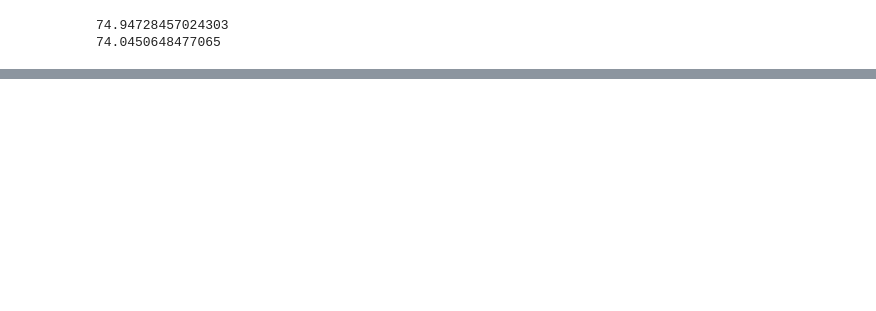
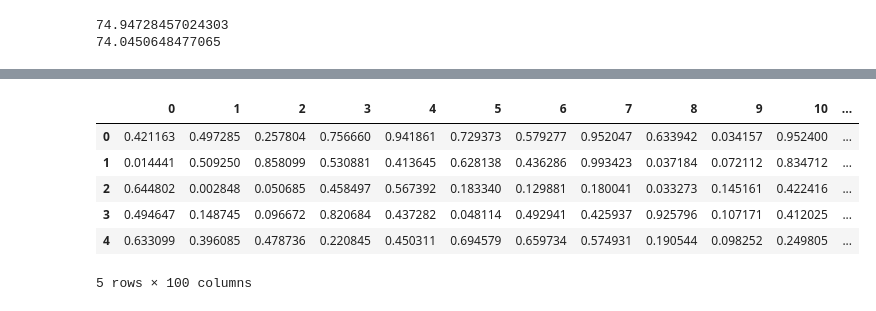
Before and after one commit to irinavalenzuela/Applied-Data-Science-Python, a Jupyter notebook: Week4_Data_manipulation.ipynb, the cells around one changed output, grey strips where cells are left out. Drawn from its saved outputs; the diff is of its cells as text; code cells hidden in the pictures; blank space fills up the shorter version.

```diff
--- a/Week4_Data_manipulation.ipynb
+++ b/Week4_Data_manipulation.ipynb
@@ -162,5 +187,16 @@ print(late_finishers['assignment1_grade'].mean())
 # %%
 # Ok, let's create a second dataframe
+
+df2=pd.DataFrame([np.random.random(100) for x in range(100)])
+df2.head()
+# %% [output]
+|  | 0 | 1 | 2 | 3 | 4 | 5 | 6 | 7 | 8 | 9 | 10 | ... |
+| 0 | 0.421163 | 0.497285 | 0.257804 | 0.756660 | 0.941861 | 0.729373 | 0.579277 | 0.952047 | 0.633942 | 0.034157 | 0.952400 | ... |
+| 1 | 0.014441 | 0.509250 | 0.858099 | 0.530881 | 0.413645 | 0.628138 | 0.436286 | 0.993423 | 0.037184 | 0.072112 | 0.834712 | ... |
+| 2 | 0.644802 | 0.002848 | 0.050685 | 0.458497 | 0.567392 | 0.183340 | 0.129881 | 0.180041 | 0.033273 | 0.145161 | 0.422416 | ... |
+| 3 | 0.494647 | 0.148745 | 0.096672 | 0.820684 | 0.437282 | 0.048114 | 0.492941 | 0.425937 | 0.925796 | 0.107171 | 0.412025 | ... |
+| 4 | 0.633099 | 0.396085 | 0.478736 | 0.220845 | 0.450311 | 0.694579 | 0.659734 | 0.574931 | 0.190544 | 0.098252 | 0.249805 | ... |
+5 rows × 100 columns
 # %%
 # Are these two DataFrames the same? Maybe a better question is, for a given row inside of df1, is it the same
 # as the row inside df2?
```
Also changed, not shown: parts of 9 cells of this notebook.
